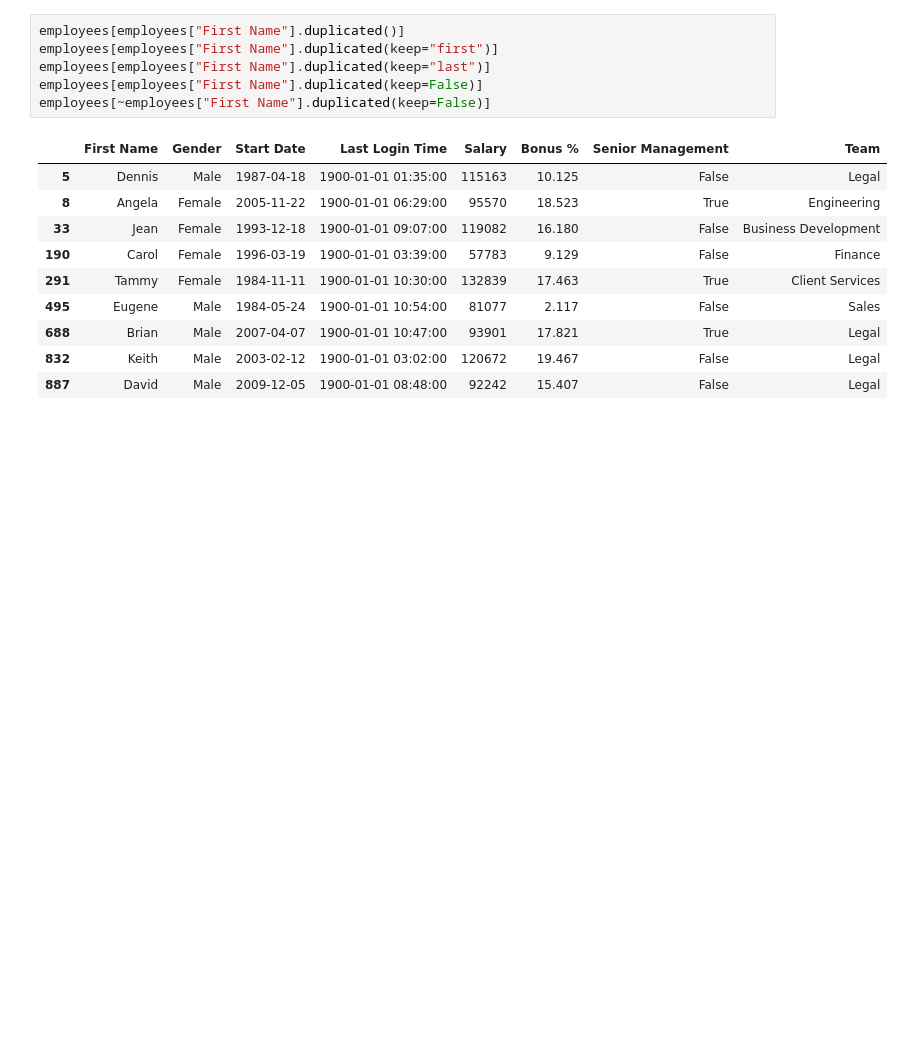
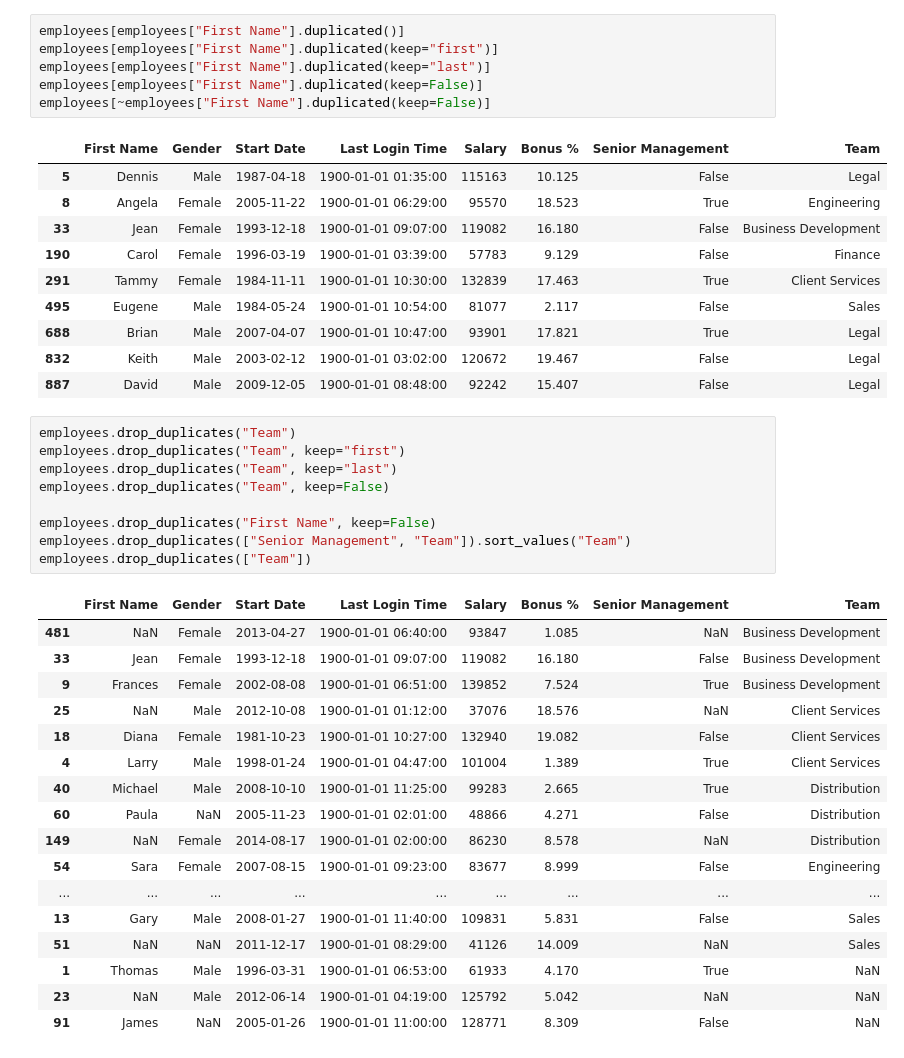
Before and after one commit to mendes078/Dados, a Jupyter notebook: Arquivos/05 - DataFrame II.ipynb, the cells around one changed output. Saved outputs shown, nothing was run; the diff lists cells and outputs as text; blank space fills up the shorter version.

Commit message:
método drop_duplicates

```diff
--- a/Arquivos/05 - DataFrame II.ipynb
+++ b/Arquivos/05 - DataFrame II.ipynb
@@ -367,3 +367,30 @@ employees[~employees["First Name"].duplicated(keep=False)]
 | 688 | Brian | Male | 2007-04-07 | 1900-01-01 10:47:00 | 93901 | 17.821 | True | Legal |
 | 832 | Keith | Male | 2003-02-12 | 1900-01-01 03:02:00 | 120672 | 19.467 | False | Legal |
 | 887 | David | Male | 2009-12-05 | 1900-01-01 08:48:00 | 92242 | 15.407 | False | Legal |
+# %%
+employees.drop_duplicates("Team")
+employees.drop_duplicates("Team", keep="first")
+employees.drop_duplicates("Team", keep="last")
+employees.drop_duplicates("Team", keep=False)
+
+employees.drop_duplicates("First Name", keep=False)
+employees.drop_duplicates(["Senior Management", "Team"]).sort_values("Team")
+employees.drop_duplicates(["Team"])
+# %% [output]
+|  | First Name | Gender | Start Date | Last Login Time | Salary | Bonus % | Senior Management | Team |
+| 481 | NaN | Female | 2013-04-27 | 1900-01-01 06:40:00 | 93847 | 1.085 | NaN | Business Development |
+| 33 | Jean | Female | 1993-12-18 | 1900-01-01 09:07:00 | 119082 | 16.180 | False | Business Development |
+| 9 | Frances | Female | 2002-08-08 | 1900-01-01 06:51:00 | 139852 | 7.524 | True | Business Development |
+| 25 | NaN | Male | 2012-10-08 | 1900-01-01 01:12:00 | 37076 | 18.576 | NaN | Client Services |
+| 18 | Diana | Female | 1981-10-23 | 1900-01-01 10:27:00 | 132940 | 19.082 | False | Client Services |
+| 4 | Larry | Male | 1998-01-24 | 1900-01-01 04:47:00 | 101004 | 1.389 | True | Client Services |
+| 40 | Michael | Male | 2008-10-10 | 1900-01-01 11:25:00 | 99283 | 2.665 | True | Distribution |
+| 60 | Paula | NaN | 2005-11-23 | 1900-01-01 02:01:00 | 48866 | 4.271 | False | Distribution |
+| 149 | NaN | Female | 2014-08-17 | 1900-01-01 02:00:00 | 86230 | 8.578 | NaN | Distribution |
+| 54 | Sara | Female | 2007-08-15 | 1900-01-01 09:23:00 | 83677 | 8.999 | False | Engineering |
+| ... | ... | ... | ... | ... | ... | ... | ... | ... |
+| 13 | Gary | Male | 2008-01-27 | 1900-01-01 11:40:00 | 109831 | 5.831 | False | Sales |
+| 51 | NaN | NaN | 2011-12-17 | 1900-01-01 08:29:00 | 41126 | 14.009 | NaN | Sales |
+| 1 | Thomas | Male | 1996-03-31 | 1900-01-01 06:53:00 | 61933 | 4.170 | True | NaN |
+| 23 | NaN | Male | 2012-06-14 | 1900-01-01 04:19:00 | 125792 | 5.042 | NaN | NaN |
+| 91 | James | NaN | 2005-01-26 | 1900-01-01 11:00:00 | 128771 | 8.309 | False | NaN |
```
